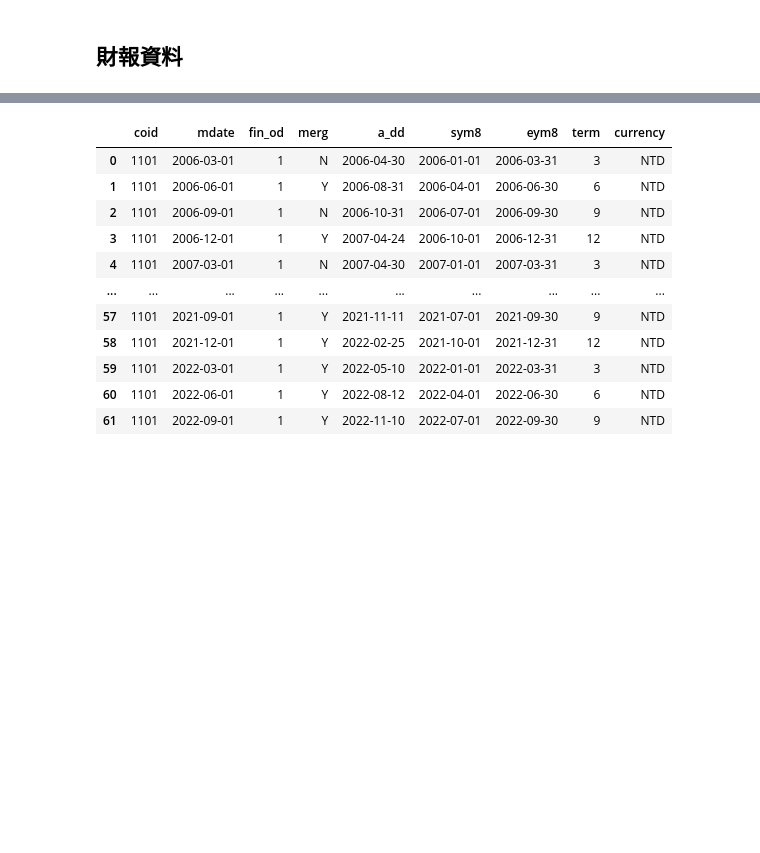
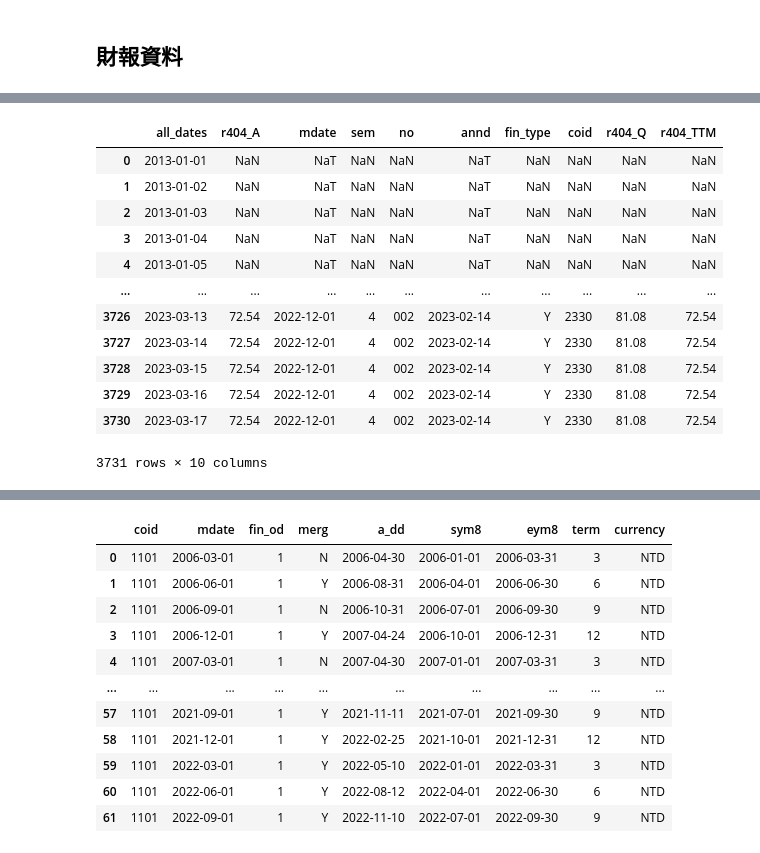
Before and after one commit to LEOHuang5555/TEJ-Tool-API, a Jupyter notebook: test.ipynb, the cells around one changed output, grey strips where cells are left out. Drawn from its saved outputs; the diff is of its cells as text; code cells hidden in the pictures; blank space fills up the shorter version.

```diff
--- a/test.ipynb
+++ b/test.ipynb
@@ -364,0 +251,16 @@ data
+# %%
+para.mpf.get_fin_data('TWN/AFESTM1', ticker = ['2330'], columns=['R404'])
+# %% [output]
+|  | all_dates | r404_A | mdate | sem | no | annd | fin_type | coid | r404_Q | r404_TTM |
+| 0 | 2013-01-01 | NaN | NaT | NaN | NaN | NaT | NaN | NaN | NaN | NaN |
+| 1 | 2013-01-02 | NaN | NaT | NaN | NaN | NaT | NaN | NaN | NaN | NaN |
+| 2 | 2013-01-03 | NaN | NaT | NaN | NaN | NaT | NaN | NaN | NaN | NaN |
+| 3 | 2013-01-04 | NaN | NaT | NaN | NaN | NaT | NaN | NaN | NaN | NaN |
+| 4 | 2013-01-05 | NaN | NaT | NaN | NaN | NaT | NaN | NaN | NaN | NaN |
+| ... | ... | ... | ... | ... | ... | ... | ... | ... | ... | ... |
+| 3726 | 2023-03-13 | 72.54 | 2022-12-01 | 4 | 002 | 2023-02-14 | Y | 2330 | 81.08 | 72.54 |
+| 3727 | 2023-03-14 | 72.54 | 2022-12-01 | 4 | 002 | 2023-02-14 | Y | 2330 | 81.08 | 72.54 |
+| 3728 | 2023-03-15 | 72.54 | 2022-12-01 | 4 | 002 | 2023-02-14 | Y | 2330 | 81.08 | 72.54 |
+| 3729 | 2023-03-16 | 72.54 | 2022-12-01 | 4 | 002 | 2023-02-14 | Y | 2330 | 81.08 | 72.54 |
+| 3730 | 2023-03-17 | 72.54 | 2022-12-01 | 4 | 002 | 2023-02-14 | Y | 2330 | 81.08 | 72.54 |
+3731 rows × 10 columns
```
Also changed, not shown: parts of 31 cells of this notebook, 7 other files.
